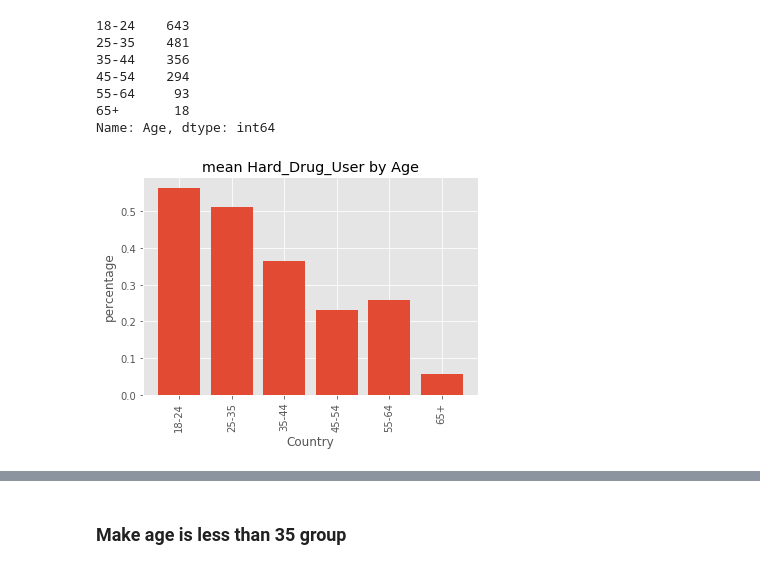
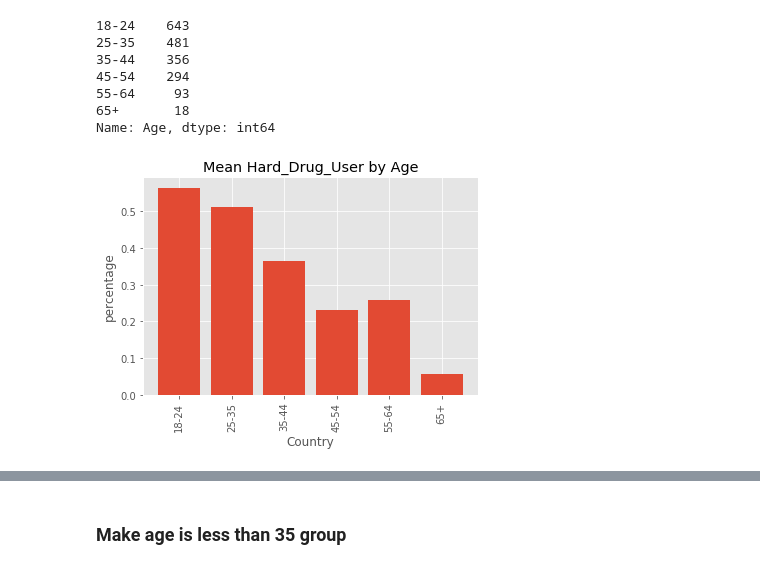
Before and after one commit to JVasquez5/Mod_3_Final_Project, a Jupyter notebook: student.ipynb, the cells around one changed output, grey strips where cells are left out. Saved outputs shown, nothing was run; the diff lists cells and outputs as text; code cells hidden in the pictures.

```diff
--- a/student.ipynb
+++ b/student.ipynb
@@ -220,13 +220,13 @@ Name: Age, dtype: int64
 # %%
 fig, ax = plt.subplots()
 ax.bar(df.groupby('Age')['Hard_Drug_User'].mean().index, df.groupby('Age')['Hard_Drug_User'].mean().values)
 ax.set_ylabel('percentage')
 ax.set_xlabel('Country')
-ax.set_title('mean Hard_Drug_User by Age')
+ax.set_title('Mean Hard_Drug_User by Age')
 plt.xticks(rotation=90)
 plt.show()
 # %% [output]
-[figure, old version]
+[figure, new version]
 # %%
 mc = MultiComparison(df['Hard_Drug_User'], df['Age'])
 mc_results = mc.tukeyhsd()
```
Also changed, not shown: parts of 38 cells of this notebook, 33 other files.
